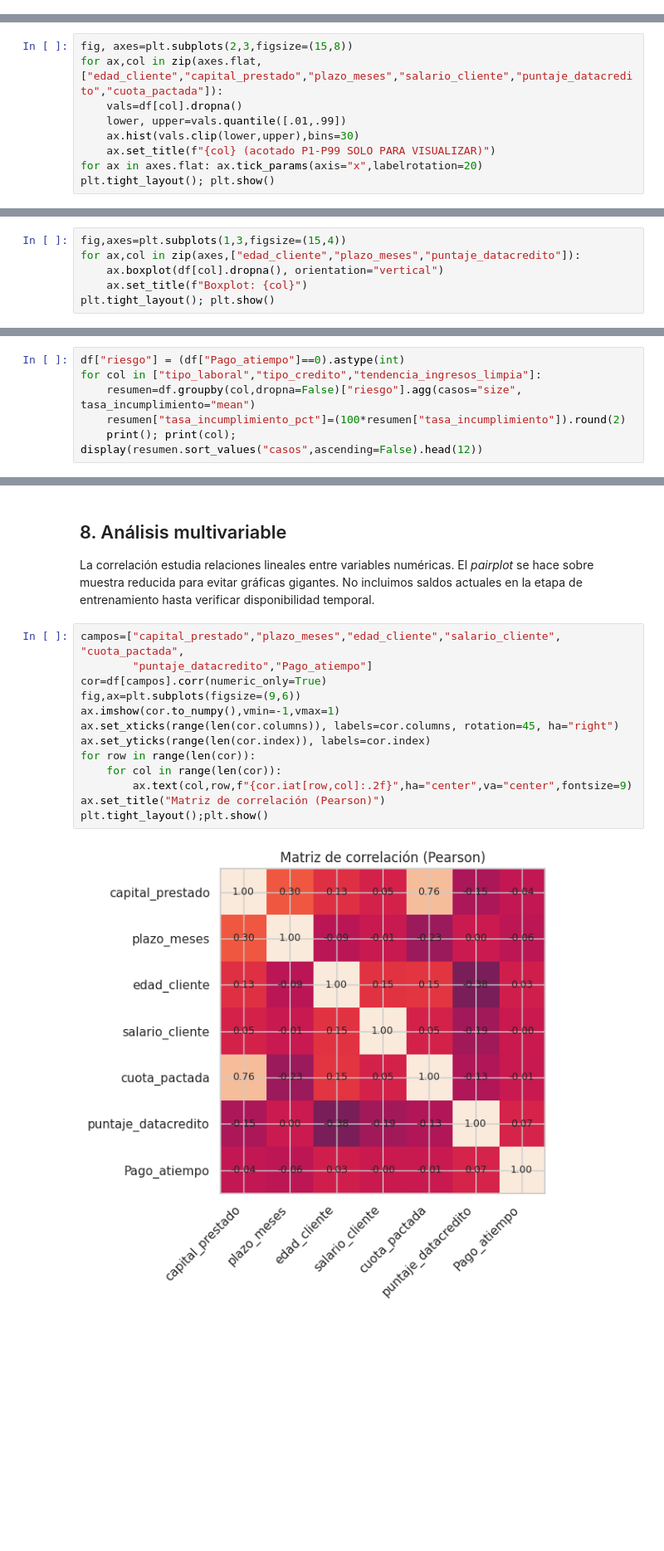
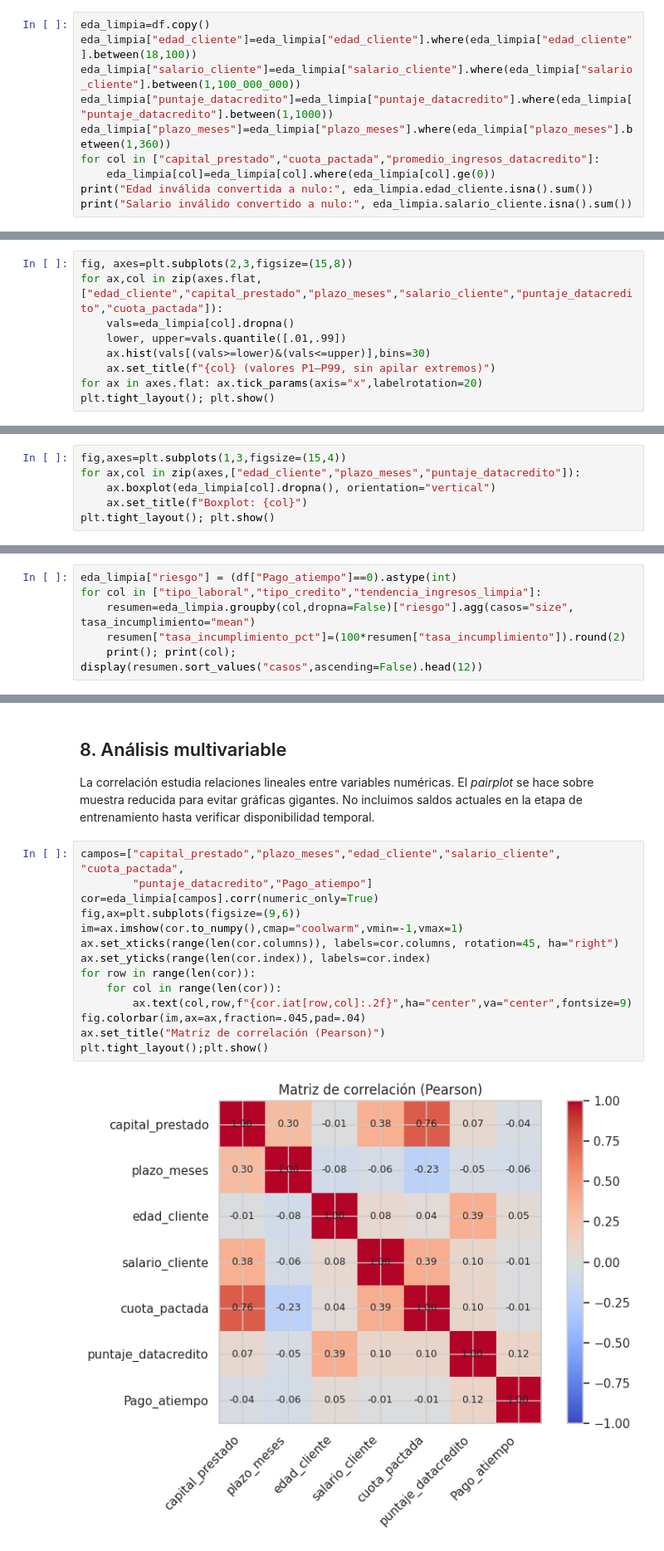
Before and after one commit to miguellopez1602/MLOPS, a Jupyter notebook: mlops_pipeline/comprension_eda.ipynb, the cells around one changed output, grey strips where cells are left out. Shown at 83% size. Drawn from its saved outputs; the diff is of its cells as text; blank space fills up the shorter version.

```diff
--- a/mlops_pipeline/comprension_eda.ipynb
+++ b/mlops_pipeline/comprension_eda.ipynb
@@ -133,0 +138,10 @@ display(audit)
+# %%
+eda_limpia=df.copy()
+eda_limpia["edad_cliente"]=eda_limpia["edad_cliente"].where(eda_limpia["edad_cliente"].between(18,100))
+eda_limpia["salario_cliente"]=eda_limpia["salario_cliente"].where(eda_limpia["salario_cliente"].between(1,100_000_000))
+eda_limpia["puntaje_datacredito"]=eda_limpia["puntaje_datacredito"].where(eda_limpia["puntaje_datacredito"].between(1,1000))
+eda_limpia["plazo_meses"]=eda_limpia["plazo_meses"].where(eda_limpia["plazo_meses"].between(1,360))
+for col in ["capital_prestado","cuota_pactada","promedio_ingresos_datacredito"]:
+    eda_limpia[col]=eda_limpia[col].where(eda_limpia[col].ge(0))
+print("Edad inválida convertida a nulo:", eda_limpia.edad_cliente.isna().sum())
+print("Salario inválido convertido a nulo:", eda_limpia.salario_cliente.isna().sum())
@@ -169,10 +195,10 @@ display(stats.round(2))
 # %%
 fig, axes=plt.subplots(2,3,figsize=(15,8))
 for ax,col in zip(axes.flat,["edad_cliente","capital_prestado","plazo_meses","salario_cliente","puntaje_datacredito","cuota_pactada"]):
-    vals=df[col].dropna()
+    vals=eda_limpia[col].dropna()
     lower, upper=vals.quantile([.01,.99])
-    ax.hist(vals.clip(lower,upper),bins=30)
-    ax.set_title(f"{col} (acotado P1-P99 SOLO PARA VISUALIZAR)")
+    ax.hist(vals[(vals>=lower)&(vals<=upper)],bins=30)
+    ax.set_title(f"{col} (valores P1–P99, sin apilar extremos)")
 for ax in axes.flat: ax.tick_params(axis="x",labelrotation=20)
 plt.tight_layout(); plt.show()
 # %% [output]
@@ -180,7 +206,7 @@ plt.tight_layout(); plt.show()
 # %%
 fig,axes=plt.subplots(1,3,figsize=(15,4))
 for ax,col in zip(axes,["edad_cliente","plazo_meses","puntaje_datacredito"]):
-    ax.boxplot(df[col].dropna(), orientation="vertical")
+    ax.boxplot(eda_limpia[col].dropna(), orientation="vertical")
     ax.set_title(f"Boxplot: {col}")
 plt.tight_layout(); plt.show()
 # %% [output]
@@ -202,9 +248,9 @@ plt.tight_layout(); plt.show()
 ## 7. Análisis bivariable: cada factor frente al objetivo
 La tasa de riesgo es la proporción de `Pago_atiempo=0`. Compararemos variables categóricas y cuantitativas con cuidado: una relación observada no demuestra causalidad.
 # %%
-df["riesgo"] = (df["Pago_atiempo"]==0).astype(int)
+eda_limpia["riesgo"] = (df["Pago_atiempo"]==0).astype(int)
 for col in ["tipo_laboral","tipo_credito","tendencia_ingresos_limpia"]:
-    resumen=df.groupby(col,dropna=False)["riesgo"].agg(casos="size", tasa_incumplimiento="mean")
+    resumen=eda_limpia.groupby(col,dropna=False)["riesgo"].agg(casos="size", tasa_incumplimiento="mean")
     resumen["tasa_incumplimiento_pct"]=(100*resumen["tasa_incumplimiento"]).round(2)
     print(); print(col); display(resumen.sort_values("casos",ascending=False).head(12))
 # %% [output]
@@ -248,16 +294,17 @@ La correlación estudia relaciones lineales entre variables numéricas. El *pair
 # %%
 campos=["capital_prestado","plazo_meses","edad_cliente","salario_cliente", "cuota_pactada",
         "puntaje_datacredito","Pago_atiempo"]
-cor=df[campos].corr(numeric_only=True)
+cor=eda_limpia[campos].corr(numeric_only=True)
 fig,ax=plt.subplots(figsize=(9,6))
-ax.imshow(cor.to_numpy(),vmin=-1,vmax=1)
+im=ax.imshow(cor.to_numpy(),cmap="coolwarm",vmin=-1,vmax=1)
 ax.set_xticks(range(len(cor.columns)), labels=cor.columns, rotation=45, ha="right")
 ax.set_yticks(range(len(cor.index)), labels=cor.index)
 for row in range(len(cor)):
     for col in range(len(cor)):
         ax.text(col,row,f"{cor.iat[row,col]:.2f}",ha="center",va="center",fontsize=9)
+fig.colorbar(im,ax=ax,fraction=.045,pad=.04)
 ax.set_title("Matriz de correlación (Pearson)")
 plt.tight_layout();plt.show()
 # %% [output]
-[figure, old version]
+[figure, new version]
 # %%
```
Also changed, not shown: parts of 15 cells of this notebook, 30 other files.
